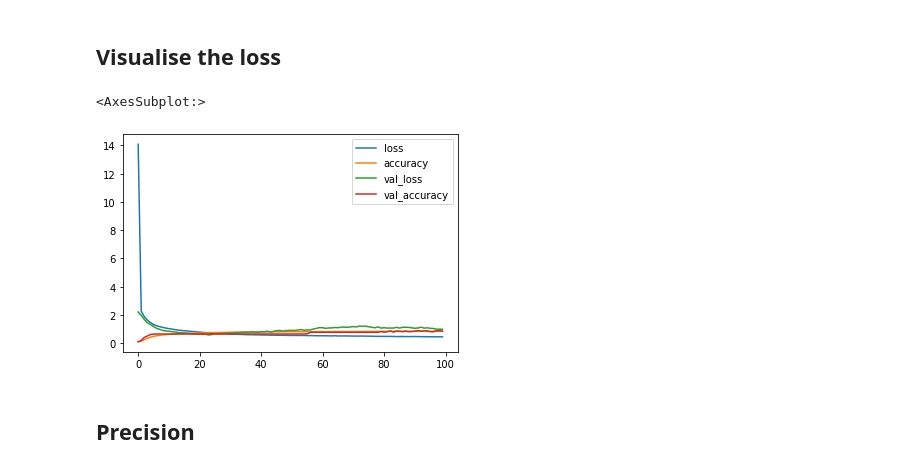
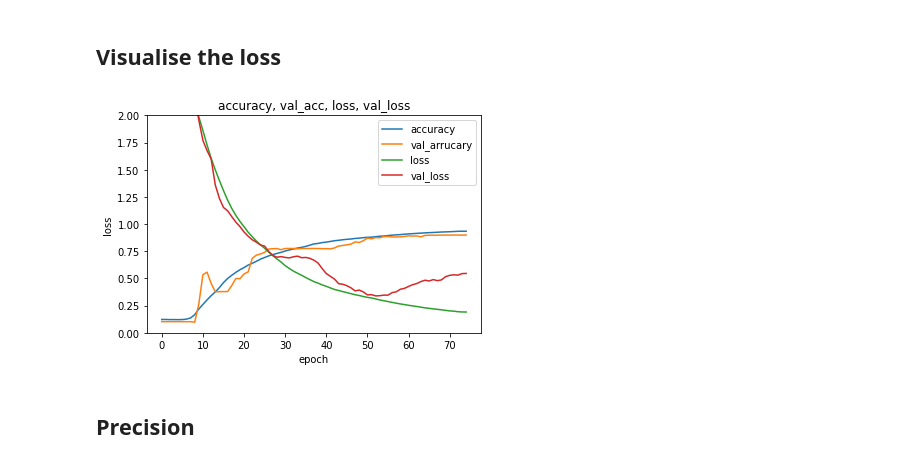
Before and after one commit to OleJonas/Got-Your-Back, a Jupyter notebook: model/src/ANN.ipynb, the cells around one changed output. Drawn from its saved outputs; the diff is of its cells as text; code cells hidden in the pictures.

```diff
--- a/model/src/ANN.ipynb
+++ b/model/src/ANN.ipynb
@@ -199,12 +201,22 @@ Epoch 24/100
 KeyboardInterrupt:
 # %% [markdown]
 ## Visualise the loss
-# %%
-history = pd.DataFrame(model.history.history)
-history.plot()
-# %% [output]
-<AxesSubplot:>
-[figure, removed]
+# %%
+plt.plot(history.history['accuracy'])
+plt.plot(history.history['val_accuracy'])
+plt.plot(history.history['loss'])
+plt.plot(history.history['val_loss'])
+plt.plot()
+plt.title('accuracy, val_acc, loss, val_loss')
+plt.ylabel('loss')
+plt.xlabel('epoch')
+plt.legend(['accuracy', 'val_arrucary', 'loss', 'val_loss'], loc='upper right')
+
+axes=plt.gca()
+axes.set_ylim(0,2)
+plt.show()
+# %% [output]
+[figure, added]
 # %% [markdown]
 ## Precision
 # %%
```
Also changed, not shown: parts of 8 cells of this notebook, 8 other files.
